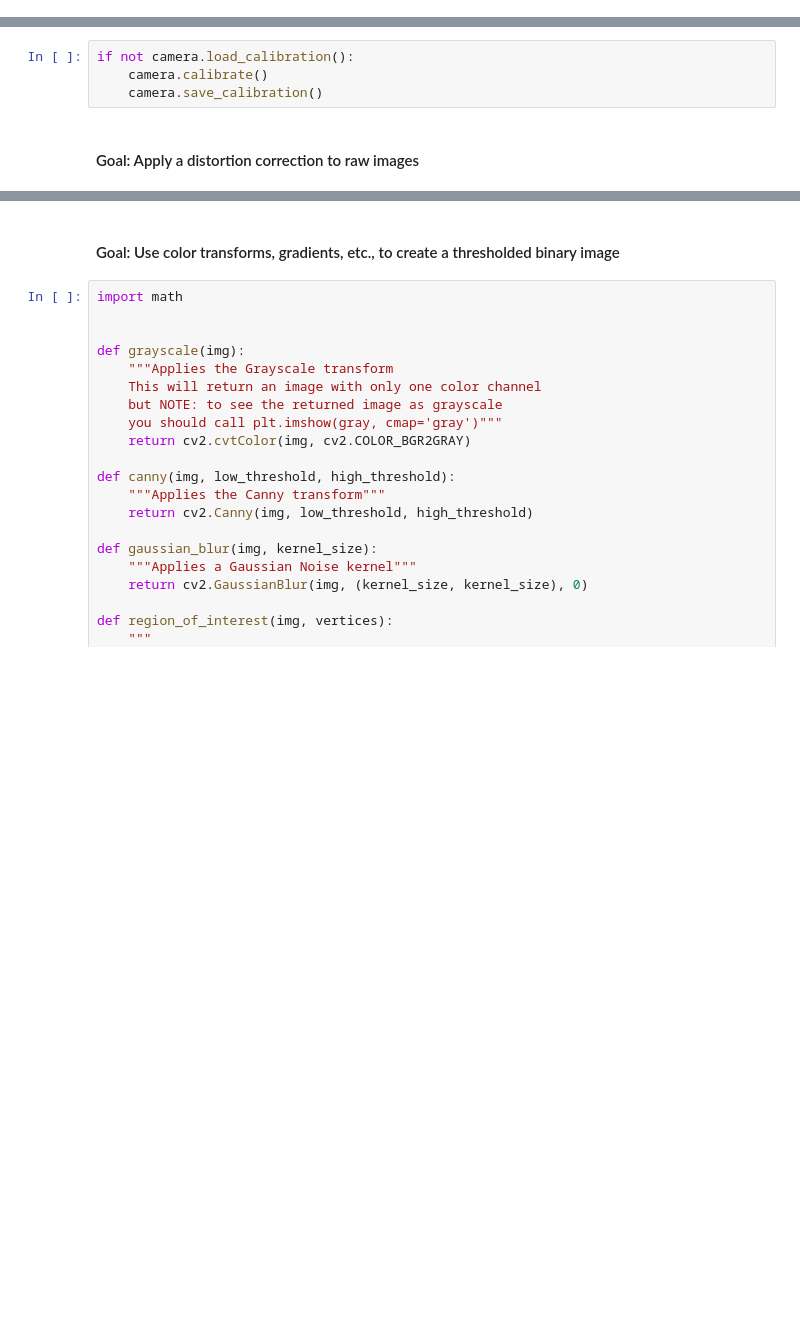
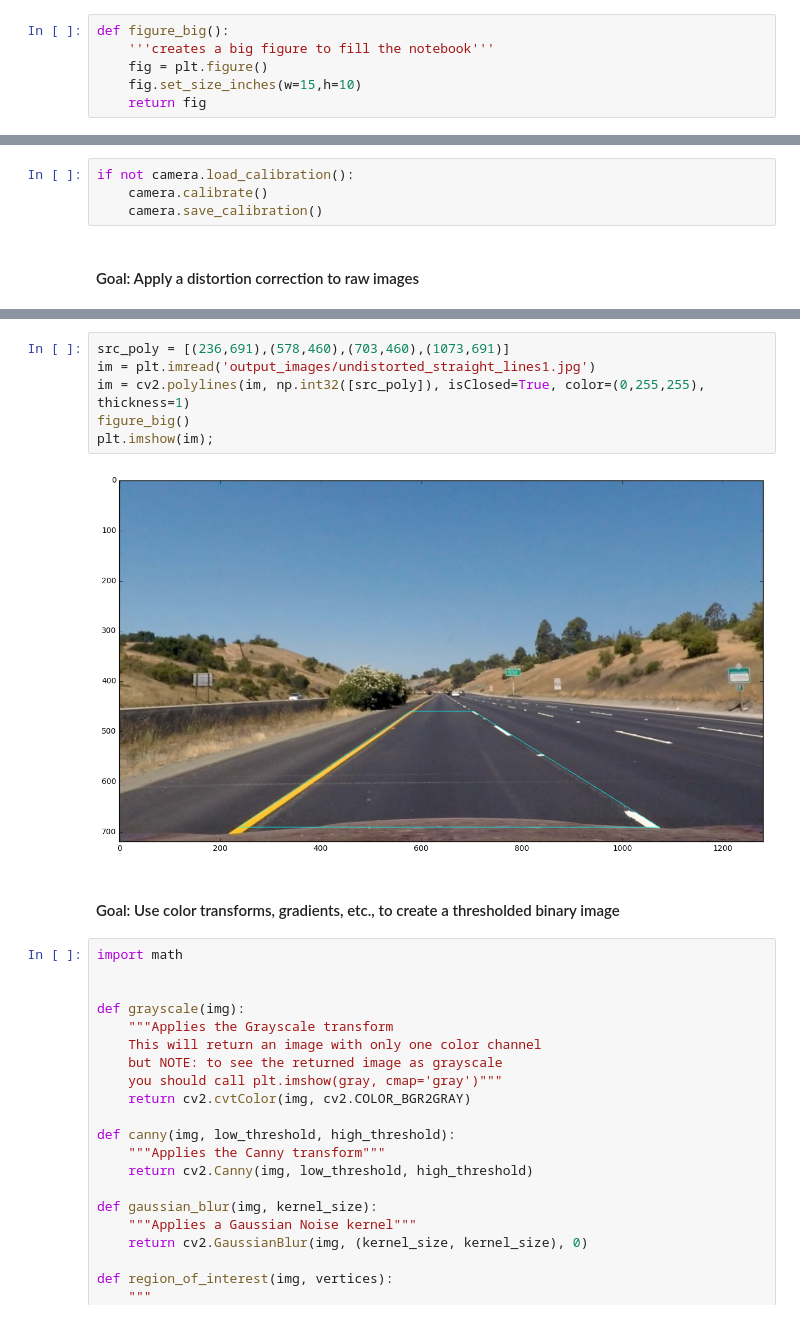
Before and after one commit to berickson/CarND-Advanced-Lane-Lines, a Jupyter notebook: Advanced Lane Lines.ipynb, the cells around one changed output, grey strips where cells are left out. Drawn from its saved outputs; the diff is of its cells as text; blank space fills up the shorter version.

```diff
--- a/Advanced Lane Lines.ipynb
+++ b/Advanced Lane Lines.ipynb
@@ -21,0 +56,6 @@ import pickle
+# %%
+def figure_big():
+    '''creates a big figure to fill the notebook'''
+    fig = plt.figure()
+    fig.set_size_inches(w=15,h=10)
+    return fig
@@ -164,3 +200,11 @@ display_images(all_images,columns=2)
+# %%
+src_poly = [(236,691),(578,460),(703,460),(1073,691)]
+im = plt.imread('output_images/undistorted_straight_lines1.jpg')
+im = cv2.polylines(im, np.int32([src_poly]), isClosed=True, color=(0,255,255), thickness=1)
+figure_big()
+plt.imshow(im);
+# %% [output]
+[figure, added]
 # %% [markdown]
 #### Goal: Use color transforms, gradients, etc., to create a thresholded binary image
 # %%
```
Also changed, not shown: parts of 101 cells of this notebook.
